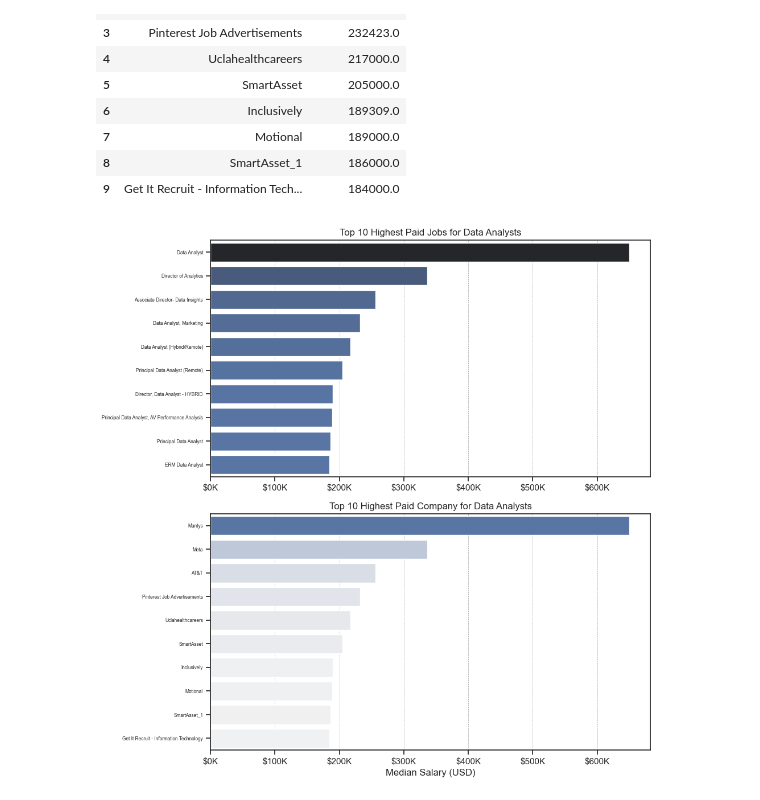
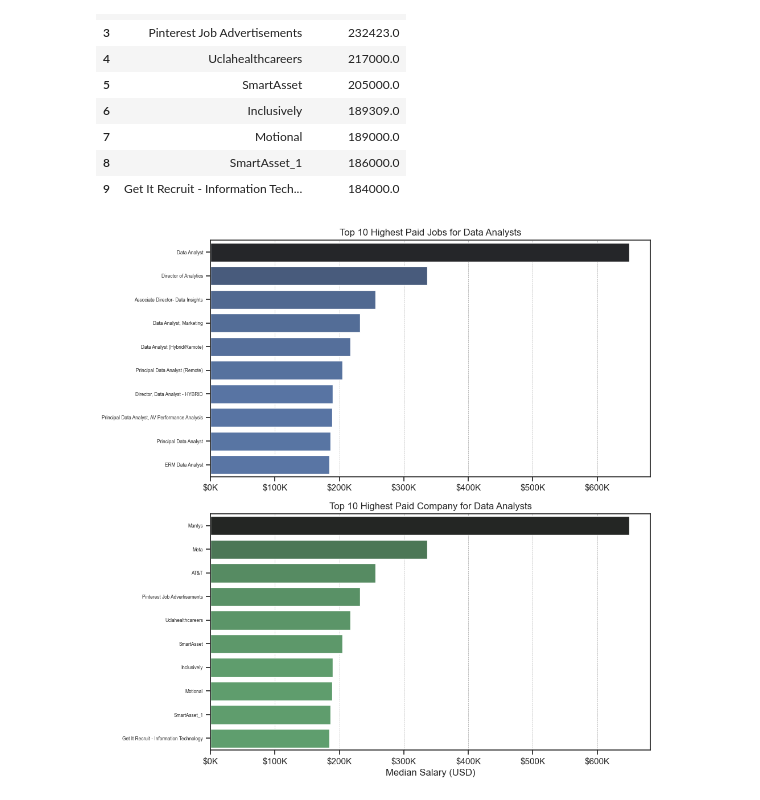
Before and after one commit to TomaszK94/SQL, a Jupyter notebook: Graphs/1_top_paying_jobs.ipynb, the cells around one changed output. Cells and saved outputs as stored; diff of their text form; code cells hidden in the pictures.

Commit message:
01_barplot fix

```diff
--- a/Graphs/1_top_paying_jobs.ipynb
+++ b/Graphs/1_top_paying_jobs.ipynb
@@ -62,28 +62,28 @@ df_2
 # %%
 fig, ax = plt.subplots(2, 1, figsize=(10, 10))
 
 sns.set_theme(style="ticks")
 sns.barplot(data=df_1, x="salary_year_avg", y="job_title", ax=ax[0], hue="salary_year_avg", palette="dark:b_r", legend=False)
 
 ax[0].grid(axis="x", color="gray", linestyle="--", linewidth=0.5, alpha=0.7, zorder=0)
 ax[0].set_title("Top 10 Highest Paid Jobs for Data Analysts")
 ax[0].set_ylabel("")
 ax[0].set_xlabel("")
 ax[0].xaxis.set_major_formatter(plt.FuncFormatter(lambda x, _: f"${int(x/1000)}K"))
 ax[0].tick_params(axis='y', labelsize=6)
 
 
-sns.barplot(data=df_2, x="salary_year_avg", y="company_name", ax=ax[1], hue="salary_year_avg", palette="light:b", legend=False)
+sns.barplot(data=df_2, x="salary_year_avg", y="company_name", ax=ax[1], hue="salary_year_avg", palette="dark:g_r", legend=False)
 
 ax[1].grid(axis="x", color="gray", linestyle="--", linewidth=0.5, alpha=0.7, zorder=0)
 ax[1].set_title("Top 10 Highest Paid Company for Data Analysts")
 ax[1].set_ylabel("")
 ax[1].set_xlabel("Median Salary (USD)")
 ax[1].set_xlim(ax[0].get_xlim())
 ax[1].xaxis.set_major_formatter(plt.FuncFormatter(lambda x, _: f"${int(x/1000)}K"))
 ax[1].tick_params(axis='y', labelsize=6)
 
 fig.tight_layout()
 plt.show()
 # %% [output]
-[figure, old version]
+[figure, new version]
```
